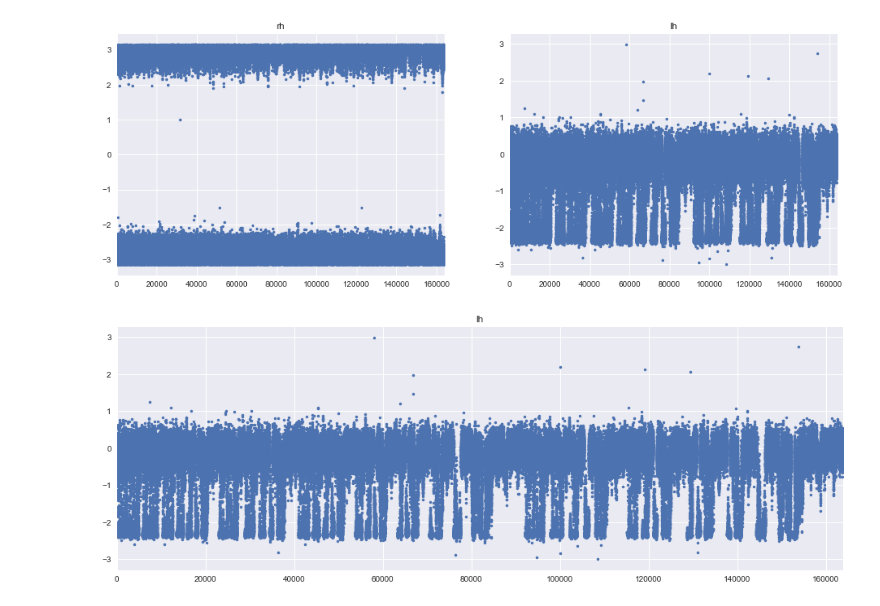
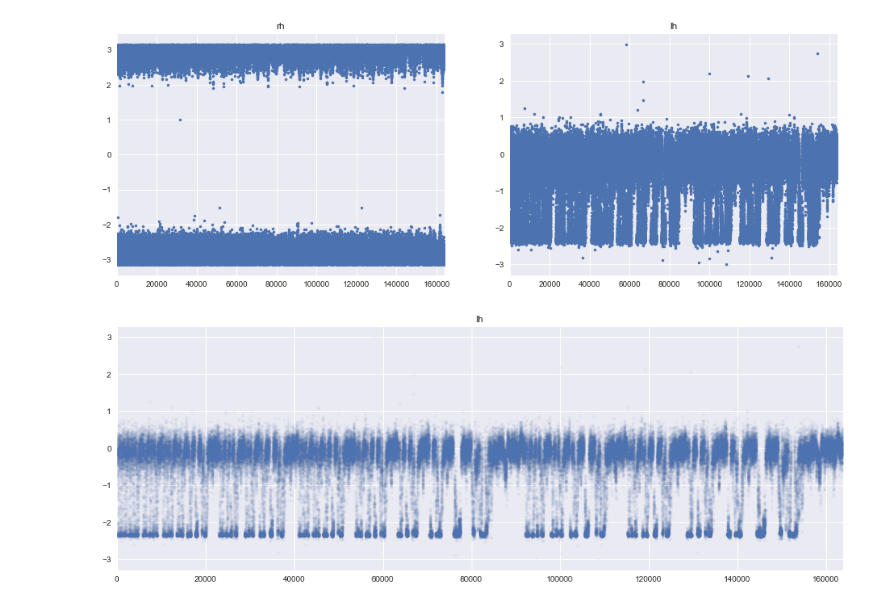
Before and after one commit to gkaguirrelab/extremeRetinotopy, a Jupyter notebook: fsAverage.ipynb, the cells around one changed output. Cells and saved outputs as stored; diff of their text form; code cells hidden in the pictures.

```diff
--- a/fsAverage.ipynb
+++ b/fsAverage.ipynb
@@ -40,0 +41,7 @@ Dimensions: (163842, 1, 1)
+# %%
+lh_cor = nib.load('YORK_processing/R2590/pRFs/lh.co.sym.nii.gz')
+print 'Dimensions:', lh_cor.shape
+lh_cor_data = lh_cor.get_data()
+
+plt.figure(figsize=(16.0, 5.5))
+plt.plot(lh_cor_data.flatten(), '.', alpha=0.05);
@@ -262,6 +272,6 @@ polar_angle['lh'].plot(title="lh", ax=ax2, style=['.']);
 [figure]
 # %%
 plt.figure(figsize=(16.0, 5.5))
-polar_angle['lh'].plot(title="lh", style=['.']);
+polar_angle['lh'].plot(title="lh", style=['.'], alpha=0.05);
 # %% [output]
-[figure, old version]
+[figure, new version]
```
Also changed, not shown: parts of 6 cells of this notebook.
